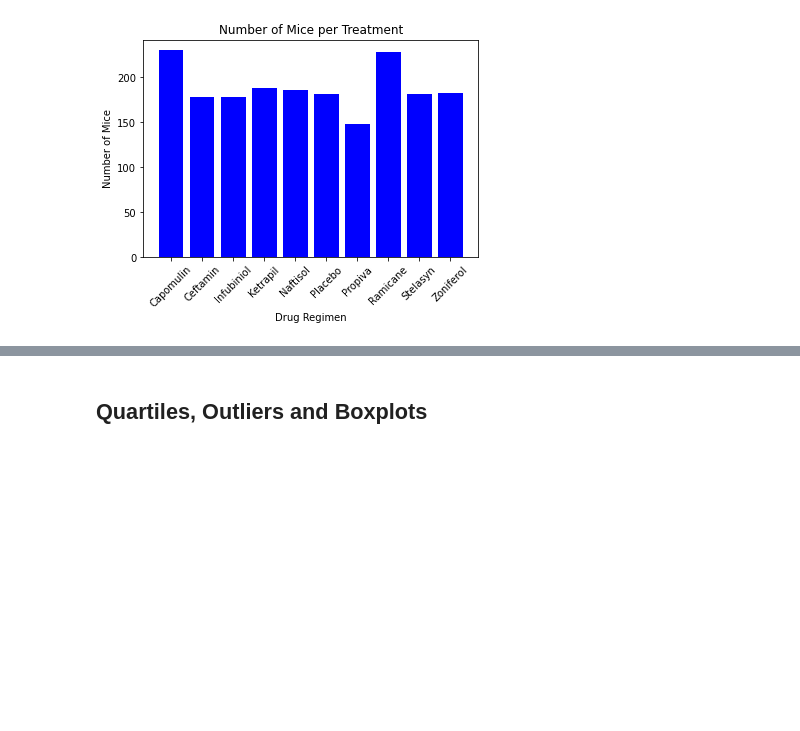
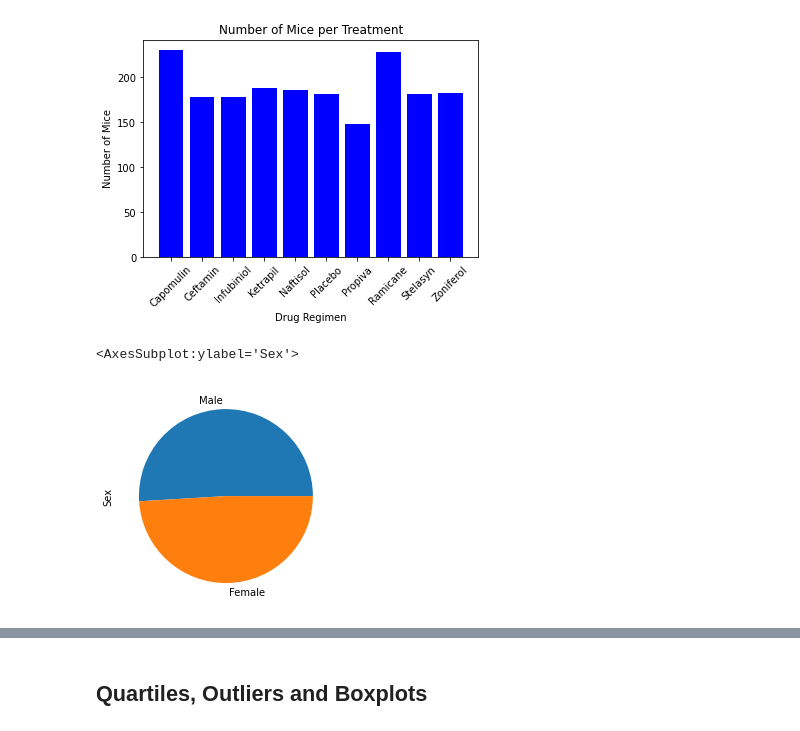
Before and after one commit to NoniBell/pyPharm-challenge, a Jupyter notebook: pymaceuticals_starter.ipynb, the cells around one changed output, grey strips where cells are left out. Drawn from its saved outputs; the diff is of its cells as text; code cells hidden in the pictures; blank space fills up the shorter version.

Commit message:
finished pie plots

```diff
--- a/pymaceuticals_starter.ipynb
+++ b/pymaceuticals_starter.ipynb
@@ -157,6 +157,10 @@ plt.ylabel('Number of Mice');
 [figure]
 # %%
 # Generate a pie plot showing the distribution of female versus male mice using pandas
+cleaned_mousedata.Sex.value_counts().plot.pie(y='Sex');
+# %% [output]
+<AxesSubplot:ylabel='Sex'>
+[figure, added]
 # %%
 # Generate a pie plot showing the distribution of female versus male mice using pyplot
 #create sections of pie plot
```
Also changed, not shown: parts of 1 cell of this notebook.
